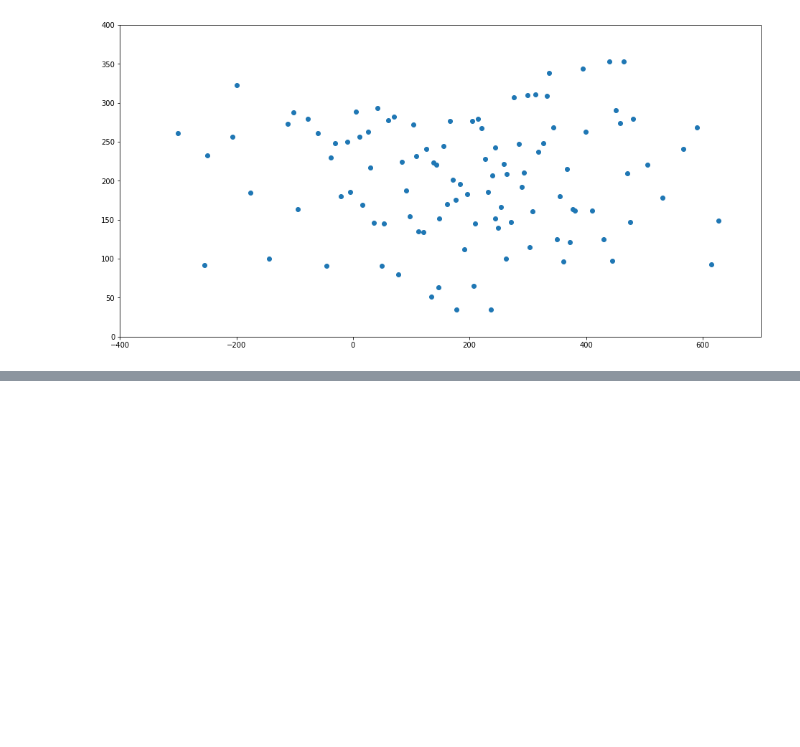
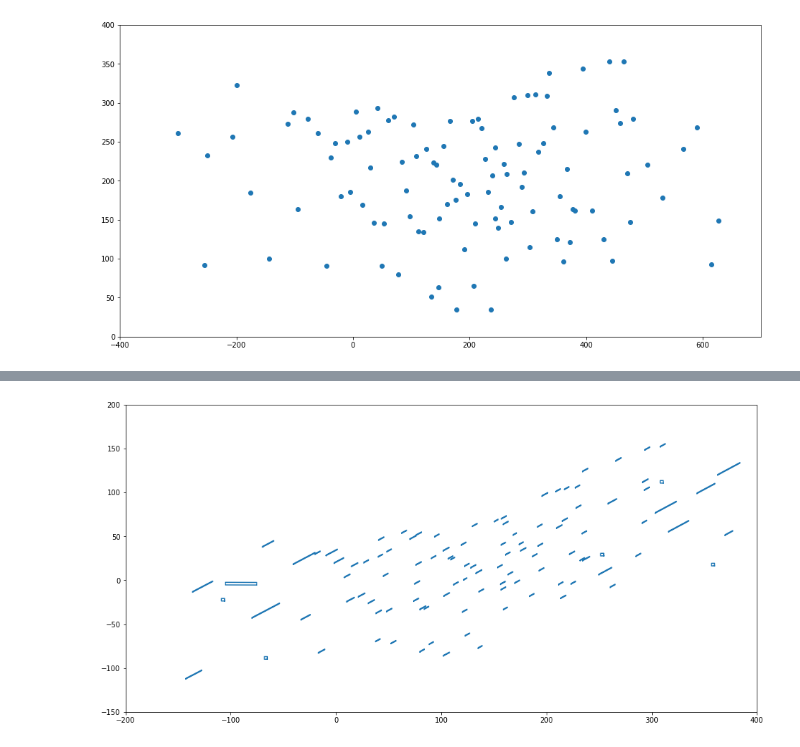
Before and after one commit to KeckObservatory/SlitmaskDesignTool, a Jupyter notebook: PythonConversionByLR/dsimulator.ipynb, the cells around one changed output, grey strips where cells are left out. Saved outputs shown, nothing was run; the diff lists cells and outputs as text; code cells hidden in the pictures; blank space fills up the shorter version.

```diff
--- a/PythonConversionByLR/dsimulator.ipynb
+++ b/PythonConversionByLR/dsimulator.ipynb
@@ -320,0 +496,10 @@ def gen_slits(TargetData,InputData):
+# %%
+xout_fit = []
+yout_fit = []
+
+xout_fit = px1(xin,yin)
+yout_fit = py1(xin,yin)
+
+# compare
+for i in range(10):
+        print(xin[i],yin[i],xout[i],yout[i],xout_fit[i],yout_fit[i])
@@ -322,0 +668,3 @@ SlitData=gen_slits(TargetData,InputData)
+# %%
+SlitData = sky_coords(SlitData,InputData)
+SlitData[1]
@@ -323 +687,3 @@ SlitData=gen_slits(TargetData,InputData)
+# %%
+SlitData = tel_coords(InputData,SlitData)
 # %%
@@ -336,0 +802,2 @@ SlitData[0]
+# %%
+SlitData=mask_coords(SlitData)
@@ -336,0 +824,17 @@ SlitData[0]
+# %%
+
+# plot
+fig,ax = plt.subplots(1,figsize=(16,8))
+ax.set_xlim([-200, 400])
+ax.set_ylim([-150, 200])
+for slit in SlitData:
+    p1=[slit['XMM1'],slit['YMM1']]
+    p2=[slit['XMM2'],slit['YMM2']]
+    p3=[slit['XMM3'],slit['YMM3']]
+    p4=[slit['XMM4'],slit['YMM4']]
+    x = [slit['XMM1'],slit['XMM2'],slit['XMM3'],slit['XMM4'],slit['XMM1']]
+    y = [slit['YMM1'],slit['YMM2'],slit['YMM3'],slit['YMM4'],slit['YMM1']]
+    l = mlines.Line2D(x,y)
+    ax.add_line(l)
+# %% [output]
+[figure, added]
```
Also changed, not shown: parts of 23 cells of this notebook.
